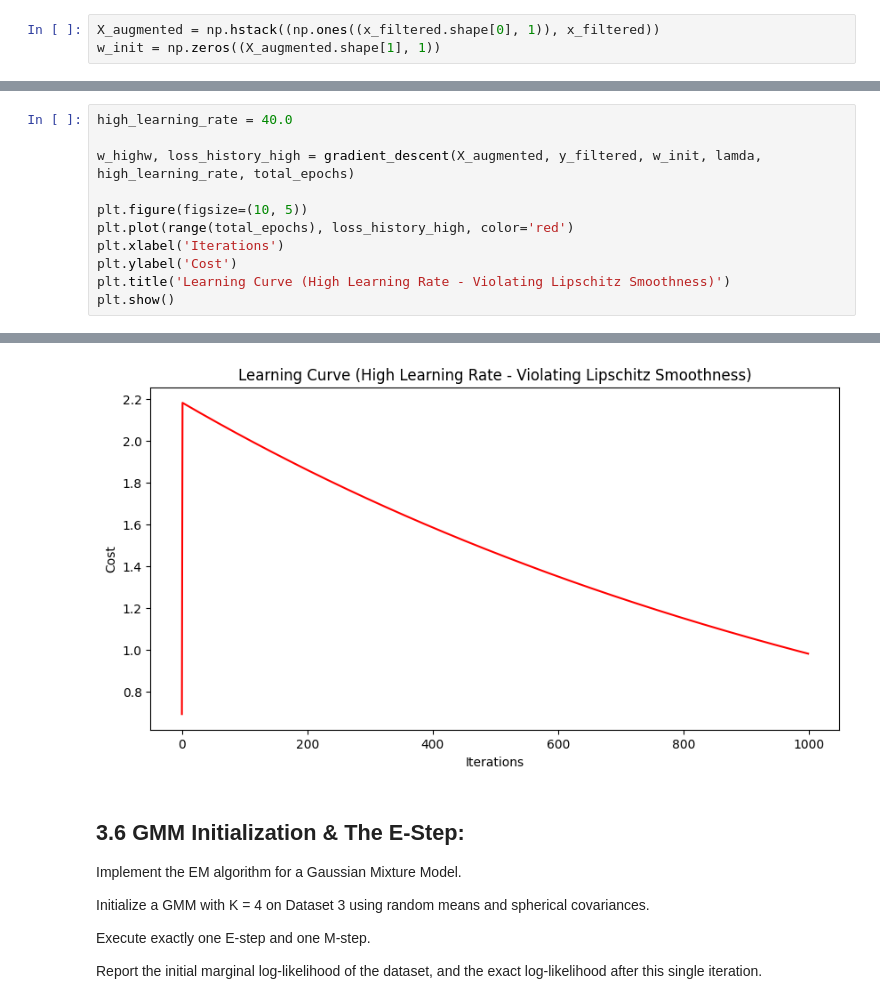
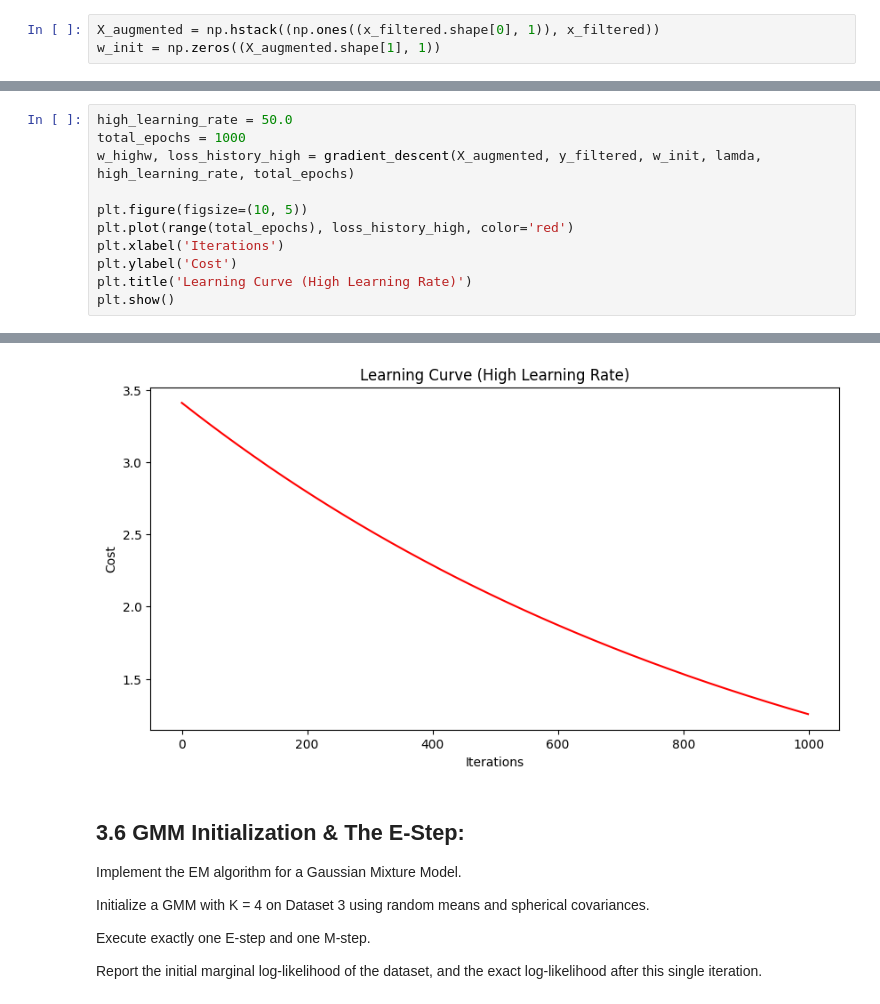
Before and after one commit to Bitupan132/E1_213_Pattern_Recognition_and_Neural_Networks, a Jupyter notebook: Assignment_1/src/3_high_frequency_icu_telemetry.ipynb, the cells around one changed output, grey strips where cells are left out. Drawn from its saved outputs; the diff is of its cells as text.

```diff
--- a/Assignment_1/src/3_high_frequency_icu_telemetry.ipynb
+++ b/Assignment_1/src/3_high_frequency_icu_telemetry.ipynb
@@ -139,12 +122,12 @@ Epoch 999 Loss: 0.014334505960271485
 # %%
-high_learning_rate = 40.0
-
+high_learning_rate = 50.0
+total_epochs = 1000
 w_highw, loss_history_high = gradient_descent(X_augmented, y_filtered, w_init, lamda, high_learning_rate, total_epochs)
 
 plt.figure(figsize=(10, 5))
 plt.plot(range(total_epochs), loss_history_high, color='red')
 plt.xlabel('Iterations')
 plt.ylabel('Cost')
-plt.title('Learning Curve (High Learning Rate - Violating Lipschitz Smoothness)')
+plt.title('Learning Curve (High Learning Rate)')
 plt.show()
 # %% [output]
@@ -168,4 +134,4 @@ Epoch 999 Loss: 0.9821755361452924
-[figure, old version]
+[figure, new version]
 # %% [markdown]
 ## 3.6 GMM Initialization & The E-Step:
 Implement the EM algorithm for a Gaussian Mixture Model.
```
Also changed, not shown: parts of 36 cells of this notebook, 10 other files.
